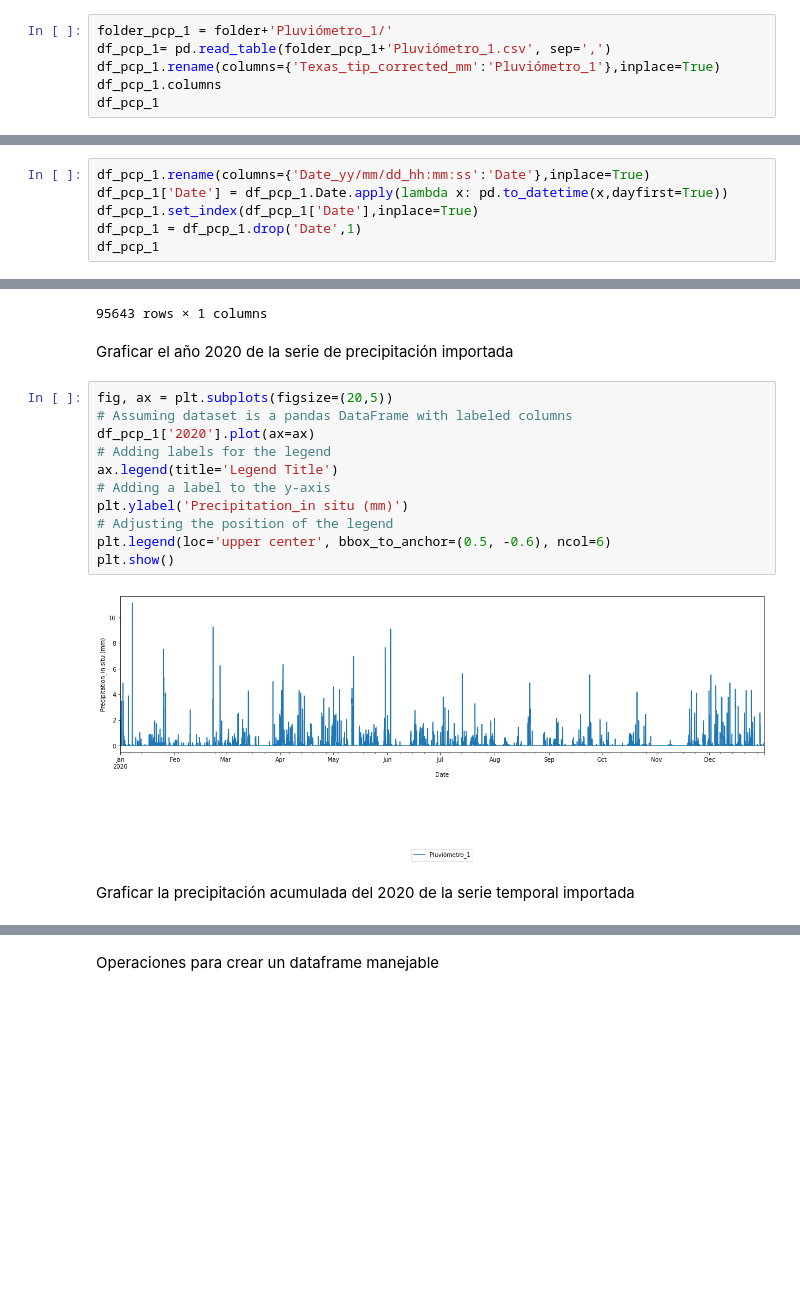
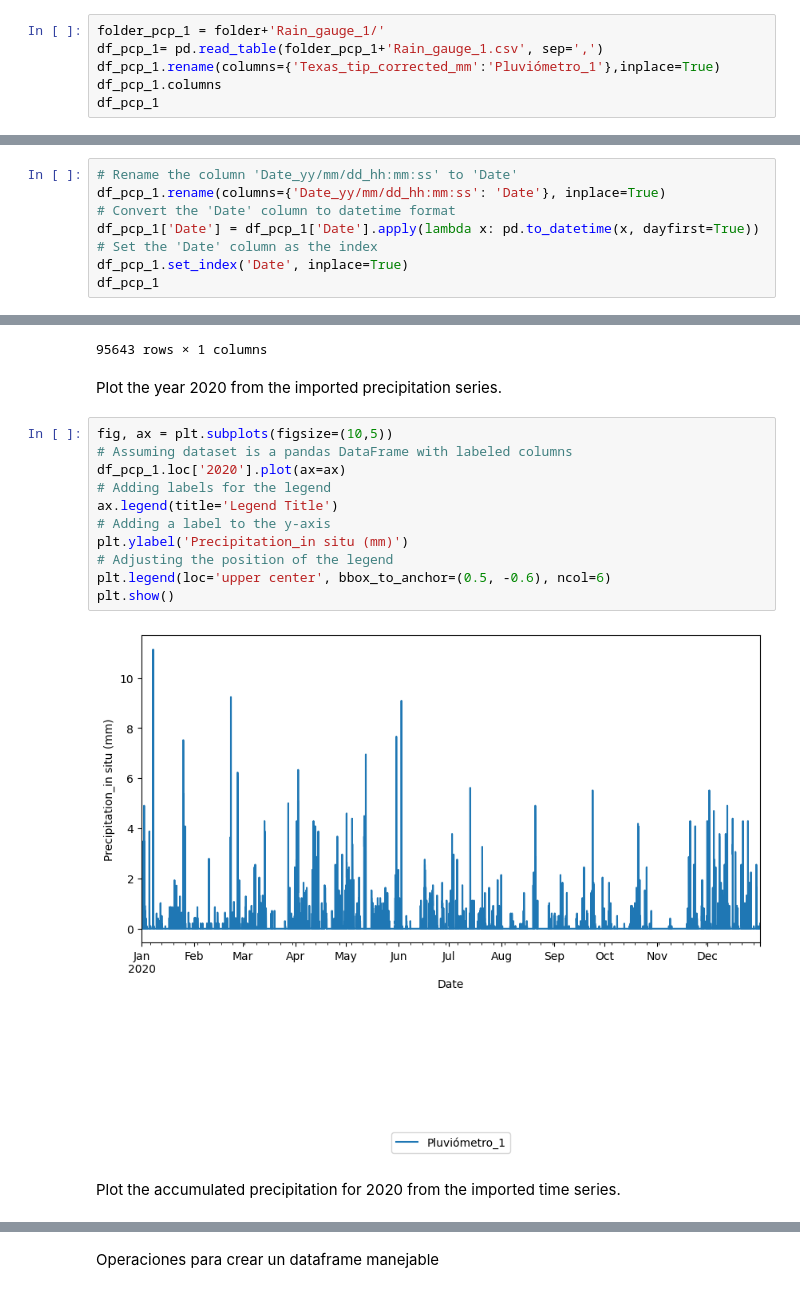
Before and after one commit to paulmunozpauta/Course_ML_hydrological_forecasting, a Jupyter notebook: notebooks/3_ML_forecasting.ipynb, the cells around one changed output, grey strips where cells are left out. Saved outputs shown, nothing was run; the diff lists cells and outputs as text; blank space fills up the shorter version.

```diff
--- a/notebooks/3_ML_forecasting.ipynb
+++ b/notebooks/3_ML_forecasting.ipynb
@@ -335,6 +333,6 @@ Importar y preprocesar los datos
 # %%
-folder_pcp_1 = folder+'Pluviómetro_1/'
-df_pcp_1= pd.read_table(folder_pcp_1+'Pluviómetro_1.csv', sep=',')
+folder_pcp_1 = folder+'Rain_gauge_1/'
+df_pcp_1= pd.read_table(folder_pcp_1+'Rain_gauge_1.csv', sep=',')
 df_pcp_1.rename(columns={'Texas_tip_corrected_mm':'Pluviómetro_1'},inplace=True)
 df_pcp_1.columns
 df_pcp_1
@@ -357,8 +355,10 @@ Operaciones para ordenar la información en un dataframe manejable
 # %%
-df_pcp_1.rename(columns={'Date_yy/mm/dd_hh:mm:ss':'Date'},inplace=True)
-df_pcp_1['Date'] = df_pcp_1.Date.apply(lambda x: pd.to_datetime(x,dayfirst=True))
-df_pcp_1.set_index(df_pcp_1['Date'],inplace=True)
-df_pcp_1 = df_pcp_1.drop('Date',1)
+# Rename the column 'Date_yy/mm/dd_hh:mm:ss' to 'Date'
+df_pcp_1.rename(columns={'Date_yy/mm/dd_hh:mm:ss': 'Date'}, inplace=True)
+# Convert the 'Date' column to datetime format
+df_pcp_1['Date'] = df_pcp_1['Date'].apply(lambda x: pd.to_datetime(x, dayfirst=True))
+# Set the 'Date' column as the index
+df_pcp_1.set_index('Date', inplace=True)
 df_pcp_1
 # %% [output]
 |  | Pluviómetro_1 |
@@ -376,20 +376,20 @@ df_pcp_1
 | 2023-08-31 14:00:00 | 0.0 |
 95643 rows × 1 columns
 # %% [markdown]
-Graficar el año 2020 de la serie de precipitación importada
+Plot the year 2020 from the imported precipitation series.
 # %%
-fig, ax = plt.subplots(figsize=(20,5))
+fig, ax = plt.subplots(figsize=(10,5))
 # Assuming dataset is a pandas DataFrame with labeled columns
-df_pcp_1['2020'].plot(ax=ax)
+df_pcp_1.loc['2020'].plot(ax=ax)
 # Adding labels for the legend
 ax.legend(title='Legend Title')
 # Adding a label to the y-axis
 plt.ylabel('Precipitation_in situ (mm)')
 # Adjusting the position of the legend
 plt.legend(loc='upper center', bbox_to_anchor=(0.5, -0.6), ncol=6)
 plt.show()
 # %% [output]
-[figure, old version]
+[figure, new version]
 # %% [markdown]
-Graficar la precipitación acumulada del 2020 de la serie temporal importada
+Plot the accumulated precipitation for 2020 from the imported time series.
 # %%
```
Also changed, not shown: parts of 84 cells of this notebook, 7 other files.
